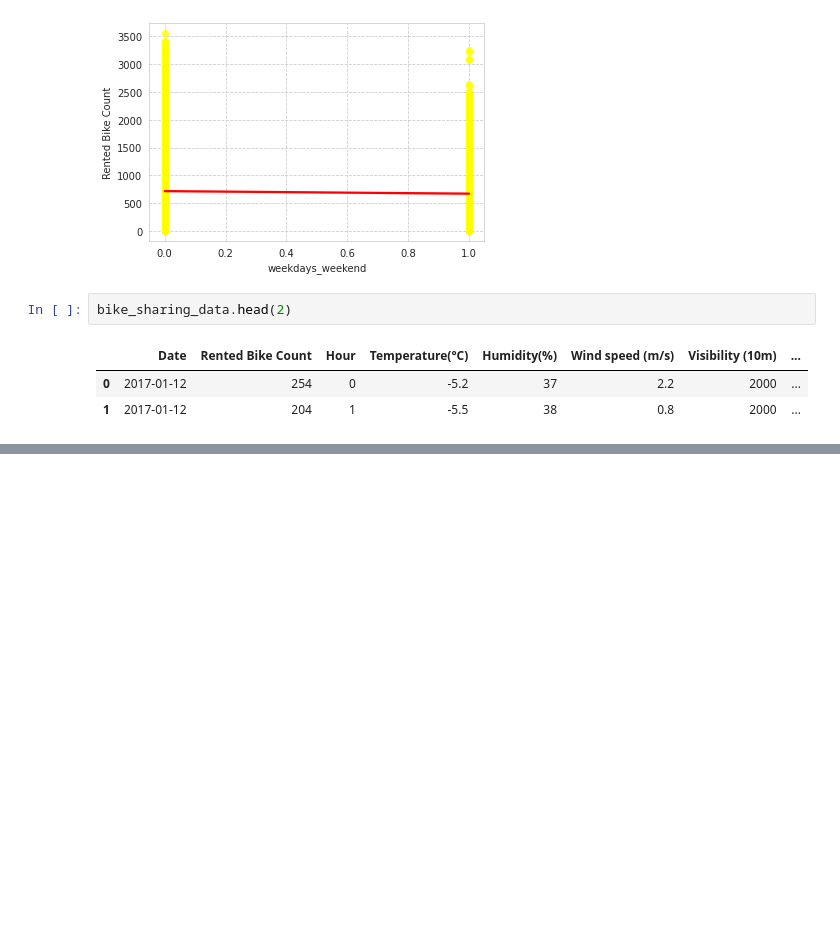
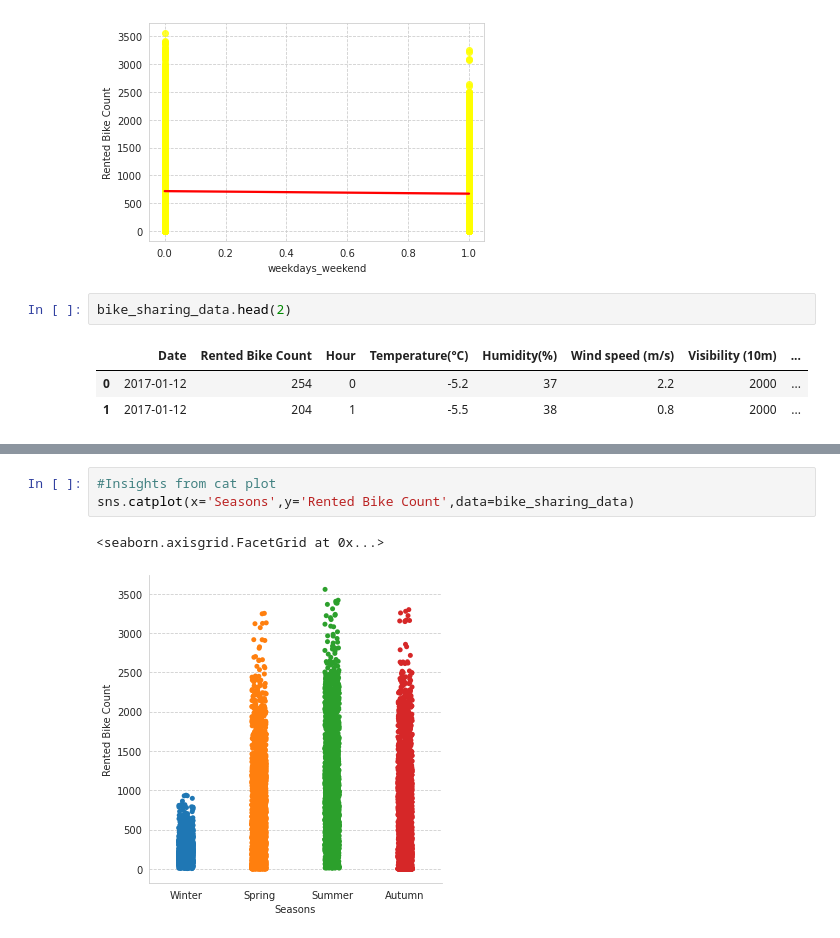
Before and after one commit to nikunjsonule/Bike-Sharing-Demand-Prediction, a Jupyter notebook: Bike_Sharing_Demand_Prediction_Capstone_Project.ipynb, the cells around one changed output, grey strips where cells are left out. Cells and saved outputs as stored; diff of their text form; blank space fills up the shorter version.

```diff
--- a/Bike_Sharing_Demand_Prediction_Capstone_Project.ipynb
+++ b/Bike_Sharing_Demand_Prediction_Capstone_Project.ipynb
@@ -379,0 +393,6 @@ bike_sharing_data.head(2)
+# %%
+#Insights from cat plot
+sns.catplot(x='Seasons',y='Rented Bike Count',data=bike_sharing_data)
+# %% [output]
+<seaborn.axisgrid.FacetGrid at 0x...>
+[figure, added]
```
Also changed, not shown: parts of 11 cells of this notebook.
